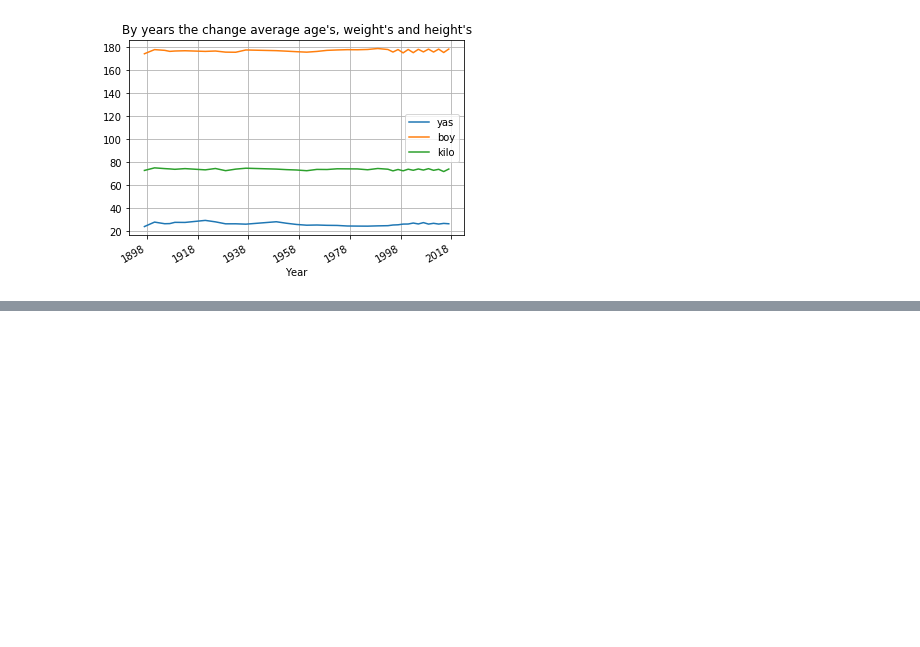
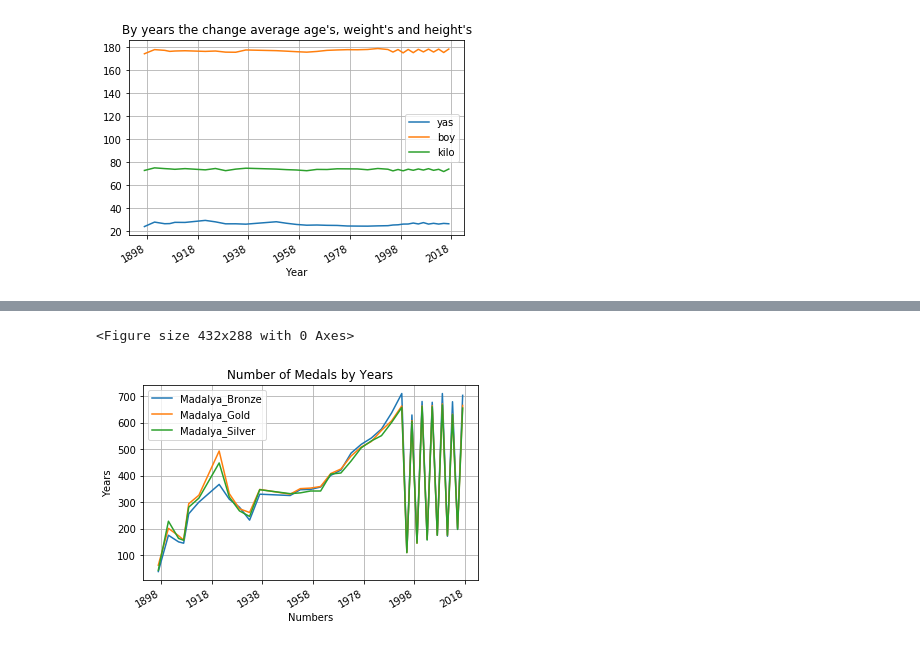
Before and after one commit to muratgoktas/DataScienceWithPython, a Jupyter notebook: OlimpiyatlarVeriSeti.ipynb, the cells around one changed output, grey strips where cells are left out. Saved outputs shown, nothing was run; the diff lists cells and outputs as text; code cells hidden in the pictures; blank space fills up the shorter version.

Commit message:
A-06) New code (In[85] between [87]) added for Number of Medals by Years.

```diff
--- a/OlimpiyatlarVeriSeti.ipynb
+++ b/OlimpiyatlarVeriSeti.ipynb
@@ -716,0 +720,3 @@ plt.show()
+# %%
+
+data_time = pd.get_dummies(data_time, columns=['Madalya'])
@@ -716,0 +731,6 @@ plt.show()
+# %%
+periodic_data = data_time.resample("2A").sum()
+periodic_data.head()
+# Lost Datas deleted.
+periodic_data = periodic_data[(~(periodic_data == 0).any(axis = 1))]
+periodic_data.tail()
@@ -716,0 +745,11 @@ plt.show()
+# %%
+plt.figure()
+periodic_data.loc[:,["Madalya_Bronze","Madalya_Gold","Madalya_Silver"]].plot()
+plt.title("Number of Medals by Years")
+plt.xlabel("Numbers")
+plt.ylabel("Years")
+plt.grid(True)
+plt.show()
+# %% [output]
+<Figure size 432x288 with 0 Axes>
+[figure, added]
```
Also changed, not shown: parts of 3 cells of this notebook.
